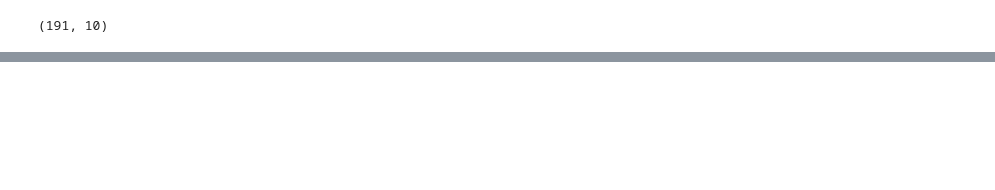
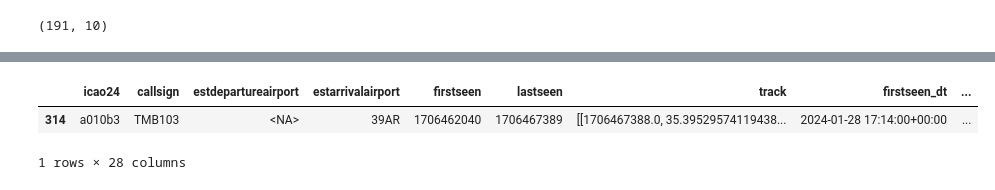
Before and after one commit to mabbts/Aviation-Milestone2-Project, a Jupyter notebook: notebooks/julien-hovan/flights_eda.ipynb, the cells around one changed output, grey strips where cells are left out. Drawn from its saved outputs; the diff is of its cells as text; code cells hidden in the pictures; blank space fills up the shorter version.

```diff
--- a/notebooks/julien-hovan/flights_eda.ipynb
+++ b/notebooks/julien-hovan/flights_eda.ipynb
@@ -1044,4 +1044,10 @@ accident_processed_df.head()
 5 rows × 28 columns
+# %%
+accident_processed_df.query("icao24 == 'a010b3'")
+# %% [output]
+|  | icao24 | callsign | estdepartureairport | estarrivalairport | firstseen | lastseen | track | firstseen_dt | ... |
+| 314 | a010b3 | TMB103 | <NA> | 39AR | 1706462040 | 1706467389 | [[1706467388.0, 35.39529574119438... | 2024-01-28 17:14:00+00:00 | ... |
+1 rows × 28 columns
 # %%
 accident_processed_df[['firstseen_dt', 'lastseen_dt','start_time', 'end_time', 'accident_time']]
 # %% [output]
```
Also changed, not shown: parts of 4 cells of this notebook, 5 other files.
